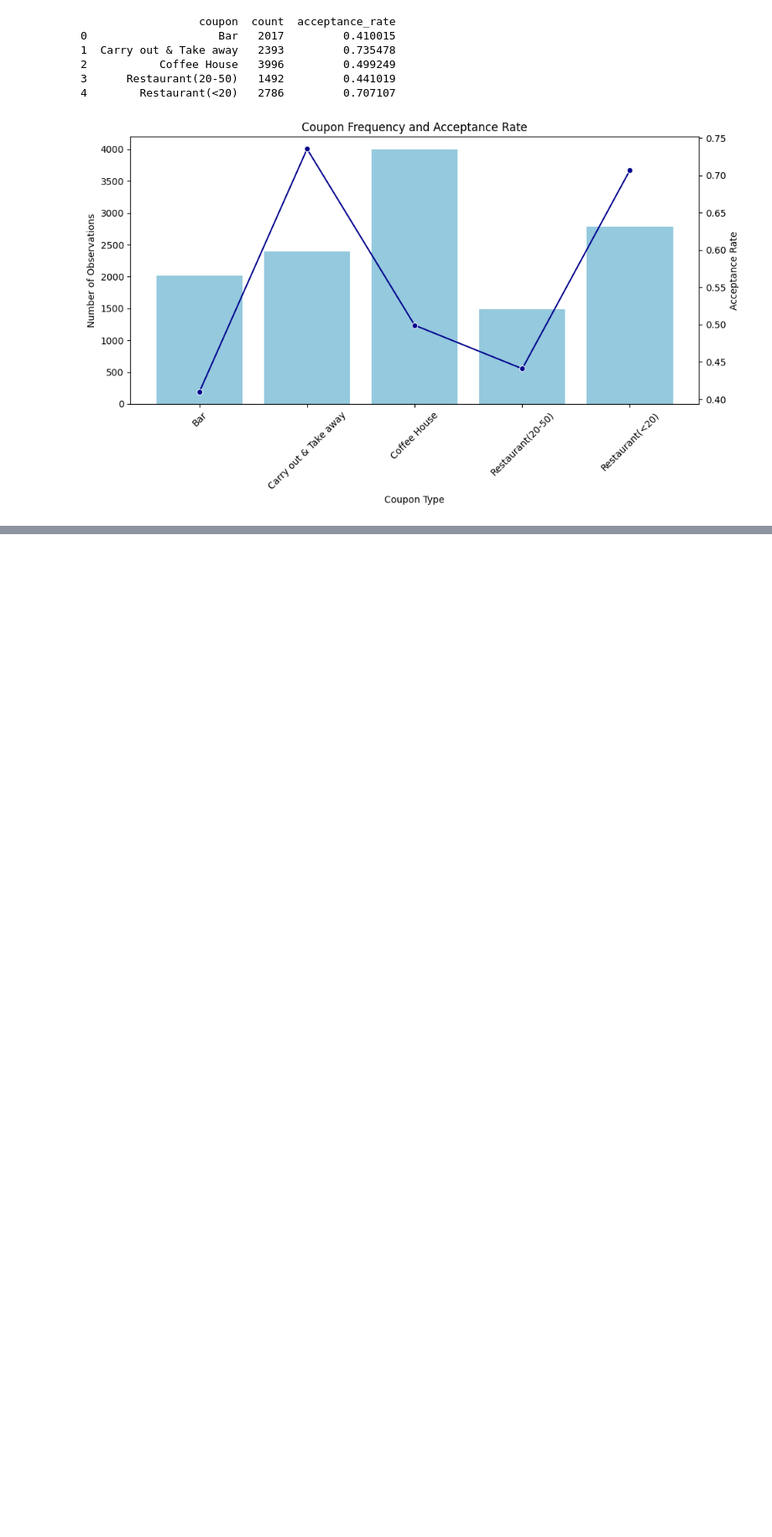
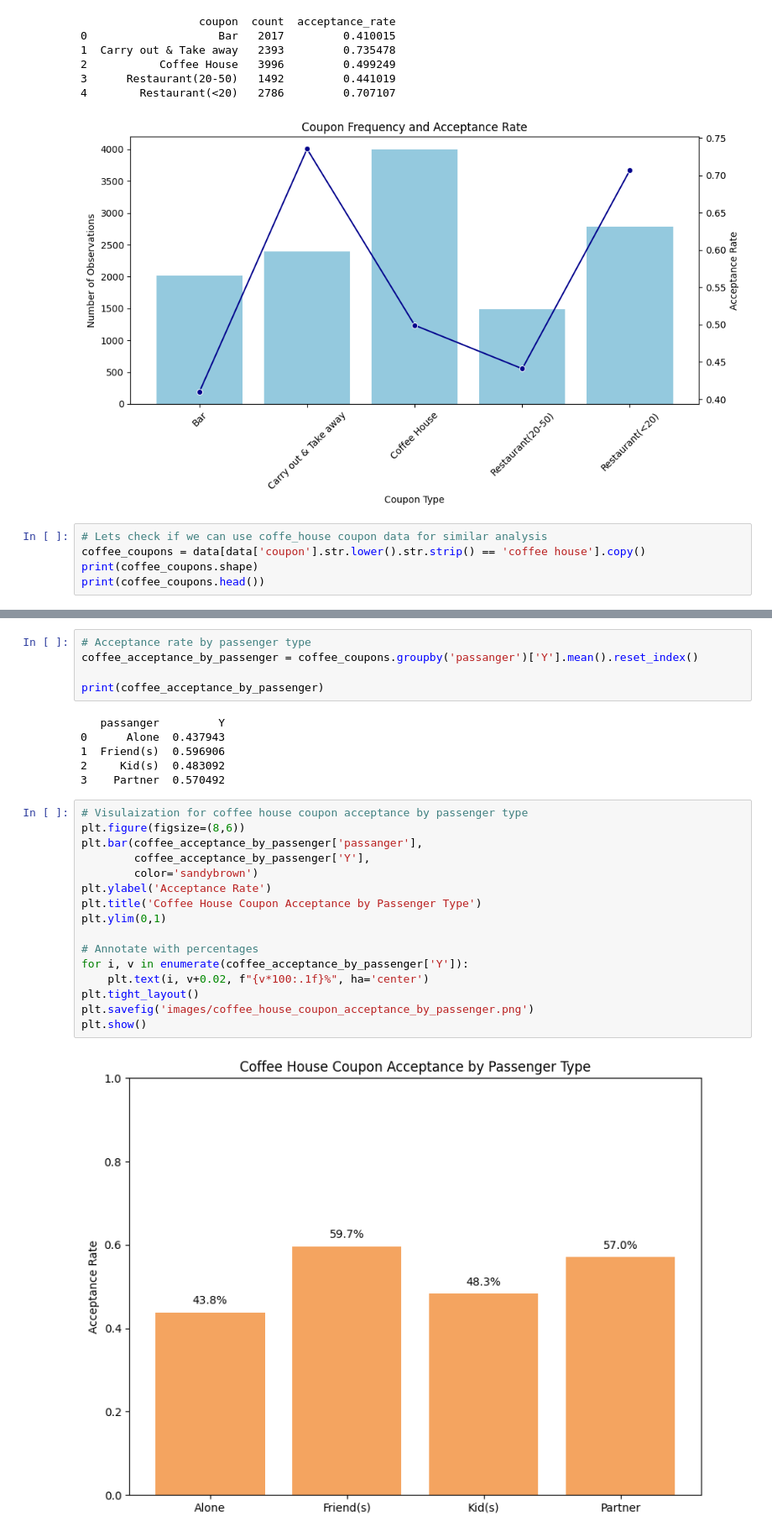
Before and after one commit to RohitKBhatnagar/CouponAcceptance, a Jupyter notebook: CouponAcceptance.ipynb, the cells around one changed output, grey strips where cells are left out. Shown at 84% size. Cells and saved outputs as stored; diff of their text form; blank space fills up the shorter version.

```diff
--- a/CouponAcceptance.ipynb
+++ b/CouponAcceptance.ipynb
@@ -1309,3 +1344,8 @@ plt.show()
 3      Restaurant(20-50)   1492         0.441019
 4        Restaurant(<20)   2786         0.707107
 [figure]
+# %%
+# Lets check if we can use coffe_house coupon data for similar analysis
+coffee_coupons = data[data['coupon'].str.lower().str.strip() == 'coffee house'].copy()
+print(coffee_coupons.shape)
+print(coffee_coupons.head())
@@ -1311,0 +1370,29 @@ plt.show()
+# %%
+# Acceptance rate by passenger type
+coffee_acceptance_by_passenger = coffee_coupons.groupby('passanger')['Y'].mean().reset_index()
+
+print(coffee_acceptance_by_passenger)
+# %% [output]
+   passanger         Y
+0      Alone  0.437943
+1  Friend(s)  0.596906
+2     Kid(s)  0.483092
+3    Partner  0.570492
+# %%
+# Visulaization for coffee house coupon acceptance by passenger type
+plt.figure(figsize=(8,6))
+plt.bar(coffee_acceptance_by_passenger['passanger'],
+        coffee_acceptance_by_passenger['Y'],
+        color='sandybrown')
+plt.ylabel('Acceptance Rate')
+plt.title('Coffee House Coupon Acceptance by Passenger Type')
+plt.ylim(0,1)
+
+# Annotate with percentages
+for i, v in enumerate(coffee_acceptance_by_passenger['Y']):
+    plt.text(i, v+0.02, f"{v*100:.1f}%", ha='center')
+plt.tight_layout()
+plt.savefig('images/coffee_house_coupon_acceptance_by_passenger.png')
+plt.show()
+# %% [output]
+[figure, added]
```
Also changed, not shown: parts of 5 cells of this notebook, 4 other files.
